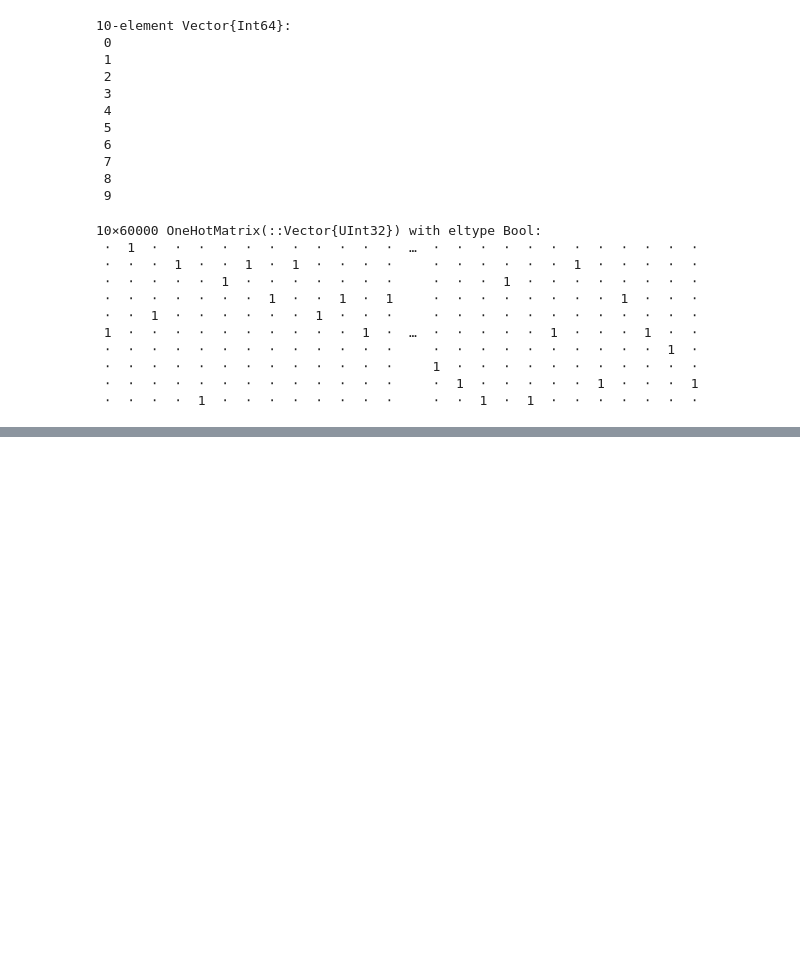
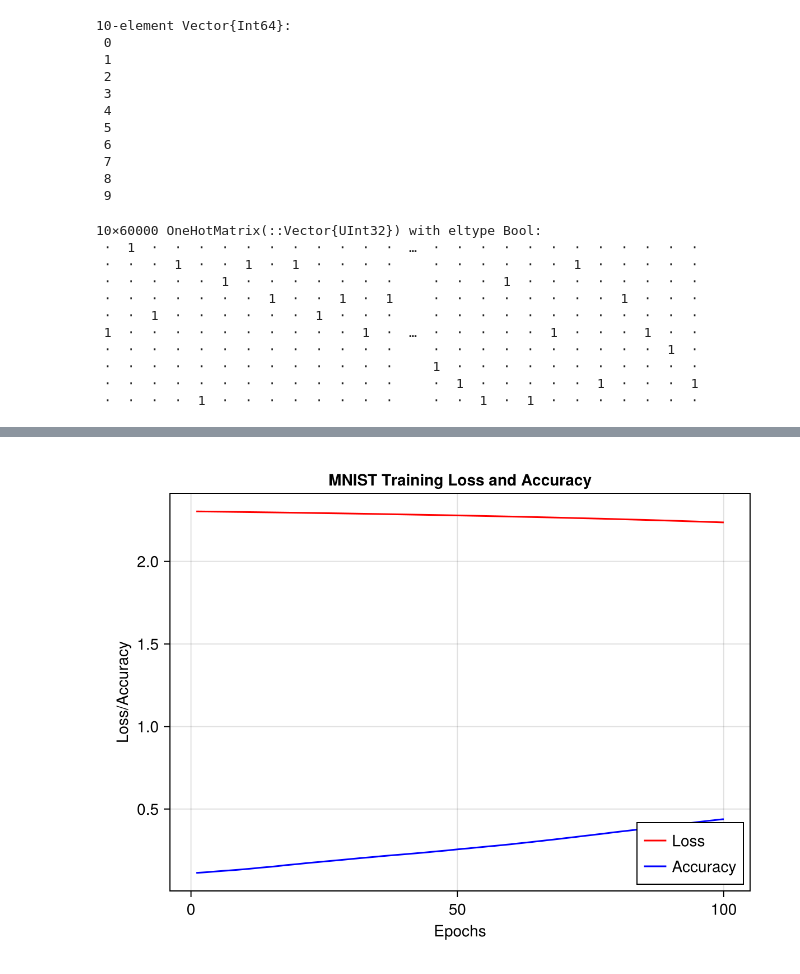
Before and after one commit to graeme-a-stewart/OxfordML-code, a Jupyter notebook: dl_digits/fully-connected.ipynb, the cells around one changed output, grey strips where cells are left out. Drawn from its saved outputs; the diff is of its cells as text; code cells hidden in the pictures; blank space fills up the shorter version.

Commit message:
Add loss/accuracy plots for MINST

```diff
--- a/dl_digits/fully-connected.ipynb
+++ b/dl_digits/fully-connected.ipynb
@@ -156,8 +156,12 @@ end;
 # %%
 train_flux_model!(flux_loss, dense_model, flux_x, flux_y_onehot);
 # %%
+accuracy = Vector{Float64}()
+loss = Vector{Float64}()
 for i = ProgressBar(1:100)
     train_flux_model!(flux_loss, dense_model, flux_x, flux_y_onehot);
+    push!(loss, flux_loss(dense_model, flux_x, flux_y_onehot))
+    push!(accuracy, flux_accuracy(flux_x, data.targets))
     # flux_accuracy(flux_x, flux_y_onehot) >= 0.98 && break
 end
 # %%
@@ -166,0 +171,15 @@ flux_accuracy(flux_x, data.targets)
+# %%
+let
+    f = Figure()
+    ax = Axis(f[1, 1],
+        title = "MNIST Training Loss and Accuracy",
+        xlabel = "Epochs",
+        ylabel = "Loss/Accuracy",)
+    epochs = collect(1:length(loss))
+    lines!(ax, epochs, loss, label = "Loss", color = :red)
+    lines!(ax, epochs, accuracy, label = "Accuracy", color = :blue)
+    axislegend(position = :rb)
+    f
+end
+# %% [output]
+[figure, added]
```
Also changed, not shown: parts of 4 cells of this notebook, 1 other file.
